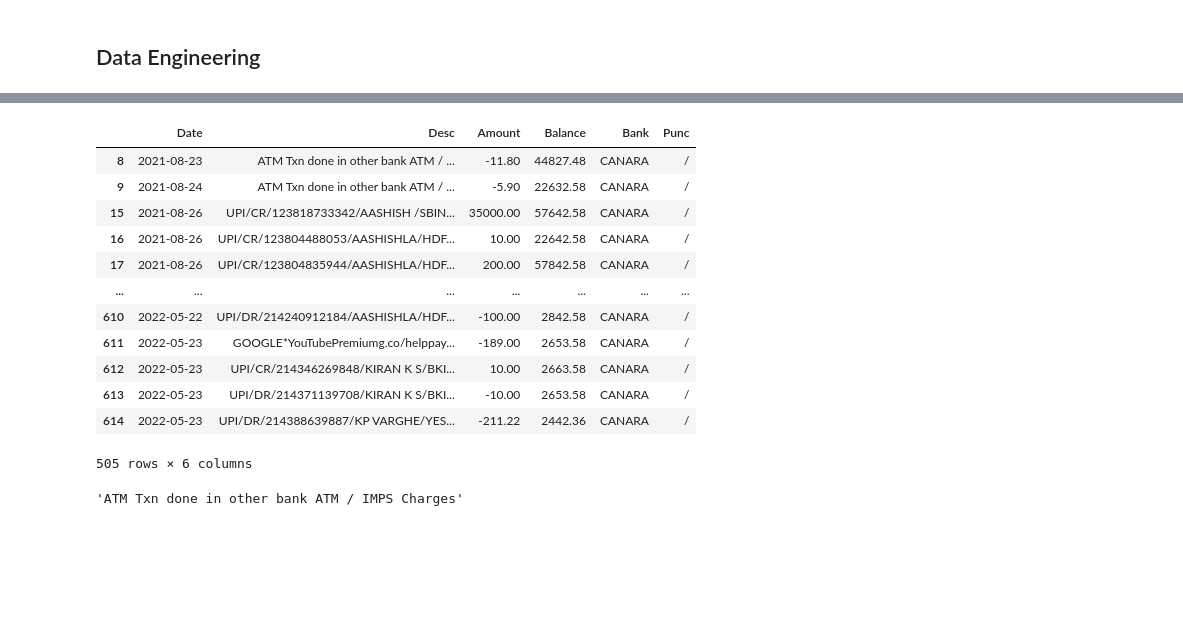
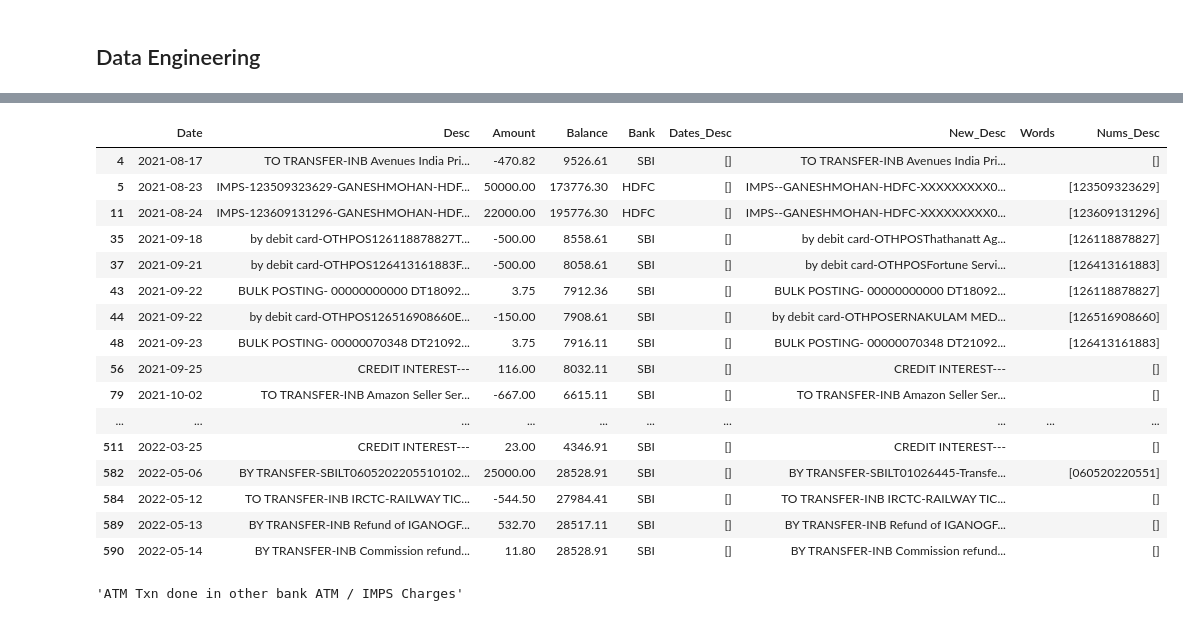
Before and after one commit to Ganesh4693/Financial-Analysis, a Jupyter notebook: Financial 2.0.ipynb, the cells around one changed output, grey strips where cells are left out. Drawn from its saved outputs; the diff is of its cells as text; code cells hidden in the pictures; blank space fills up the shorter version.

Commit message:
splitter filter error

```diff
--- a/Financial 2.0.ipynb
+++ b/Financial 2.0.ipynb
@@ -196,8 +180,18 @@ re.findall(r'\d{2}-\d{2}-\d{4}',Banks5.Desc.iloc[1])
+# %%
+def rem_items(desc,dates,accno):
+    for d in dates:
+        desc=desc.replace(d,'')
+    for a in accno:
+        desc=desc.replace(a,'')
+    return desc
+# %%
+Banks5['New_Desc']=Banks5.apply(lambda x: rem_items(x.Desc,x.Dates_Desc,x.Nums_Desc), axis=1)
 # %%
 def splitter(desc):
     max_len=1
     for a in [c for c in string.punctuation+' ']:
-        if len(desc.split(a))>max_len:
-            max_len=len(desc.split(a))
-            words=desc.split(a)
+        splt=list(filter('',desc.split(a)))
+        if len(splt)>max_len:
+            max_len=len(splt)
+            words=splt
     return words
@@ -204,2 +208,2 @@ def splitter(desc):
 # %%
-Banks5['Words']=Banks5.Desc.apply(splitter)
+Banks5['Words']=Banks5.New_Desc.apply(splitter)
@@ -220,20 +226,24 @@ Banks5.Words
 Name: Words, Length: 615, dtype: object
-# %%
-Banks5.query('Punc=="/"')
-# %% [output]
-|  | Date | Desc | Amount | Balance | Bank | Punc |
-| 8 | 2021-08-23 | ATM Txn done in other bank ATM / ... | -11.80 | 44827.48 | CANARA | / |
-| 9 | 2021-08-24 | ATM Txn done in other bank ATM / ... | -5.90 | 22632.58 | CANARA | / |
-| 15 | 2021-08-26 | UPI/CR/123818733342/AASHISH /SBIN... | 35000.00 | 57642.58 | CANARA | / |
-| 16 | 2021-08-26 | UPI/CR/123804488053/AASHISHLA/HDF... | 10.00 | 22642.58 | CANARA | / |
-| 17 | 2021-08-26 | UPI/CR/123804835944/AASHISHLA/HDF... | 200.00 | 57842.58 | CANARA | / |
-| ... | ... | ... | ... | ... | ... | ... |
-| 610 | 2022-05-22 | UPI/DR/214240912184/AASHISHLA/HDF... | -100.00 | 2842.58 | CANARA | / |
-| 611 | 2022-05-23 | GOOGLE*YouTubePremiumg.co/helppay... | -189.00 | 2653.58 | CANARA | / |
-| 612 | 2022-05-23 | UPI/CR/214346269848/KIRAN K S/BKI... | 10.00 | 2663.58 | CANARA | / |
-| 613 | 2022-05-23 | UPI/DR/214371139708/KIRAN K S/BKI... | -10.00 | 2653.58 | CANARA | / |
-| 614 | 2022-05-23 | UPI/DR/214388639887/KP VARGHE/YES... | -211.22 | 2442.36 | CANARA | / |
-505 rows × 6 columns
+# %%
+Banks5[Banks5.Words=='']
+# %% [output]
+|  | Date | Desc | Amount | Balance | Bank | Dates_Desc | New_Desc | Words | Nums_Desc |
+| 4 | 2021-08-17 | TO TRANSFER-INB Avenues India Pri... | -470.82 | 9526.61 | SBI | [] | TO TRANSFER-INB Avenues India Pri... |  | [] |
+| 5 | 2021-08-23 | IMPS-123509323629-GANESHMOHAN-HDF... | 50000.00 | 173776.30 | HDFC | [] | IMPS--GANESHMOHAN-HDFC-XXXXXXXXX0... |  | [123509323629] |
+| 11 | 2021-08-24 | IMPS-123609131296-GANESHMOHAN-HDF... | 22000.00 | 195776.30 | HDFC | [] | IMPS--GANESHMOHAN-HDFC-XXXXXXXXX0... |  | [123609131296] |
+| 35 | 2021-09-18 | by debit card-OTHPOS126118878827T... | -500.00 | 8558.61 | SBI | [] | by debit card-OTHPOSThathanatt Ag... |  | [126118878827] |
+| 37 | 2021-09-21 | by debit card-OTHPOS126413161883F... | -500.00 | 8058.61 | SBI | [] | by debit card-OTHPOSFortune Servi... |  | [126413161883] |
+| 43 | 2021-09-22 | BULK POSTING- 00000000000 DT18092... | 3.75 | 7912.36 | SBI | [] | BULK POSTING- 00000000000 DT18092... |  | [126118878827] |
+| 44 | 2021-09-22 | by debit card-OTHPOS126516908660E... | -150.00 | 7908.61 | SBI | [] | by debit card-OTHPOSERNAKULAM MED... |  | [126516908660] |
+| 48 | 2021-09-23 | BULK POSTING- 00000070348 DT21092... | 3.75 | 7916.11 | SBI | [] | BULK POSTING- 00000070348 DT21092... |  | [126413161883] |
+| 56 | 2021-09-25 | CREDIT INTEREST--- | 116.00 | 8032.11 | SBI | [] | CREDIT INTEREST--- |  | [] |
+| 79 | 2021-10-02 | TO TRANSFER-INB Amazon Seller Ser... | -667.00 | 6615.11 | SBI | [] | TO TRANSFER-INB Amazon Seller Ser... |  | [] |
+| ... | ... | ... | ... | ... | ... | ... | ... | ... | ... |
+| 511 | 2022-03-25 | CREDIT INTEREST--- | 23.00 | 4346.91 | SBI | [] | CREDIT INTEREST--- |  | [] |
+| 582 | 2022-05-06 | BY TRANSFER-SBILT0605202205510102... | 25000.00 | 28528.91 | SBI | [] | BY TRANSFER-SBILT01026445-Transfe... |  | [060520220551] |
+| 584 | 2022-05-12 | TO TRANSFER-INB IRCTC-RAILWAY TIC... | -544.50 | 27984.41 | SBI | [] | TO TRANSFER-INB IRCTC-RAILWAY TIC... |  | [] |
+| 589 | 2022-05-13 | BY TRANSFER-INB Refund of IGANOGF... | 532.70 | 28517.11 | SBI | [] | BY TRANSFER-INB Refund of IGANOGF... |  | [] |
+| 590 | 2022-05-14 | BY TRANSFER-INB Commission refund... | 11.80 | 28528.91 | SBI | [] | BY TRANSFER-INB Commission refund... |  | [] |
 # %%
 Banks5.Desc.iloc[9]
 # %% [output]
```
Also changed, not shown: parts of 10 cells of this notebook.
